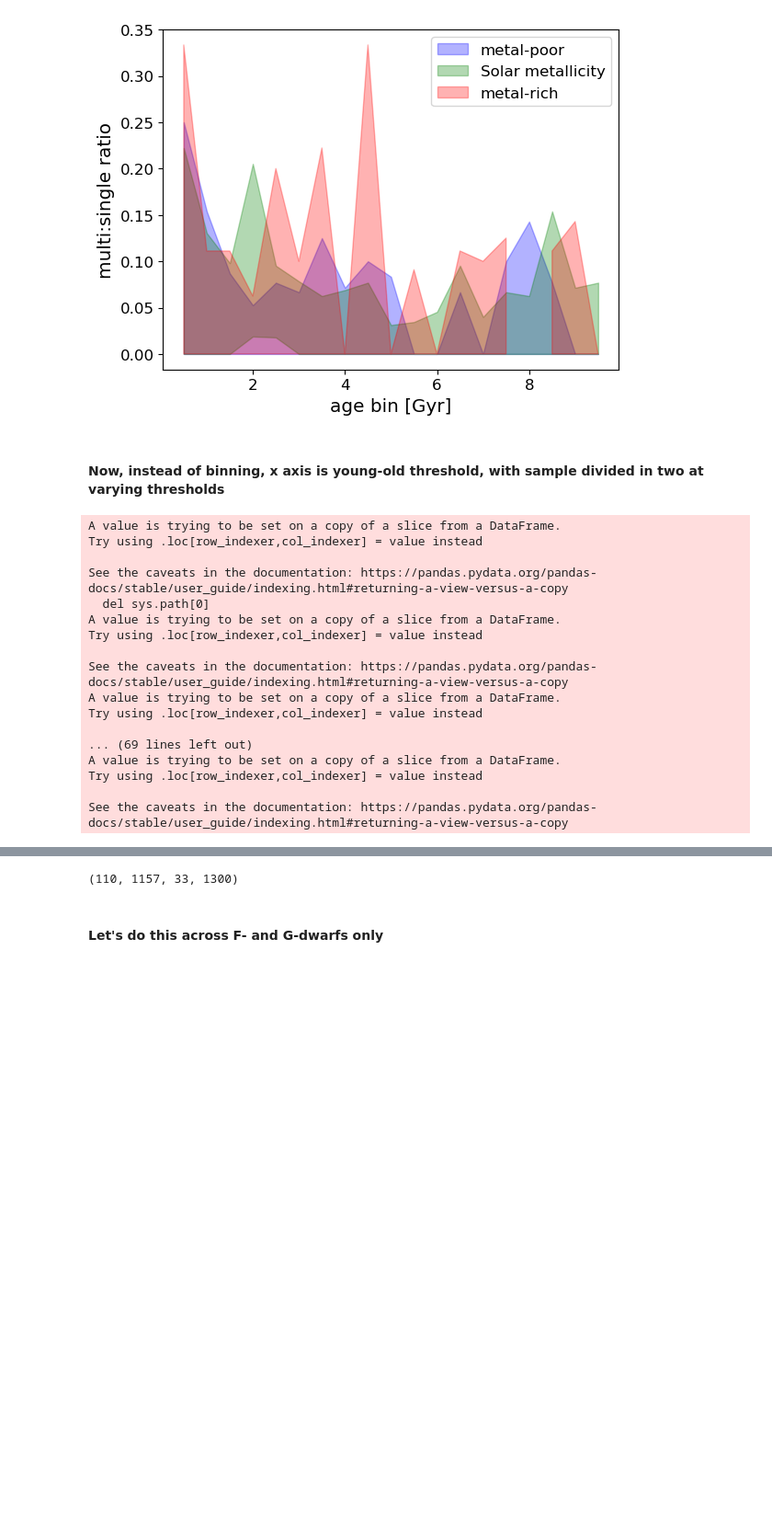
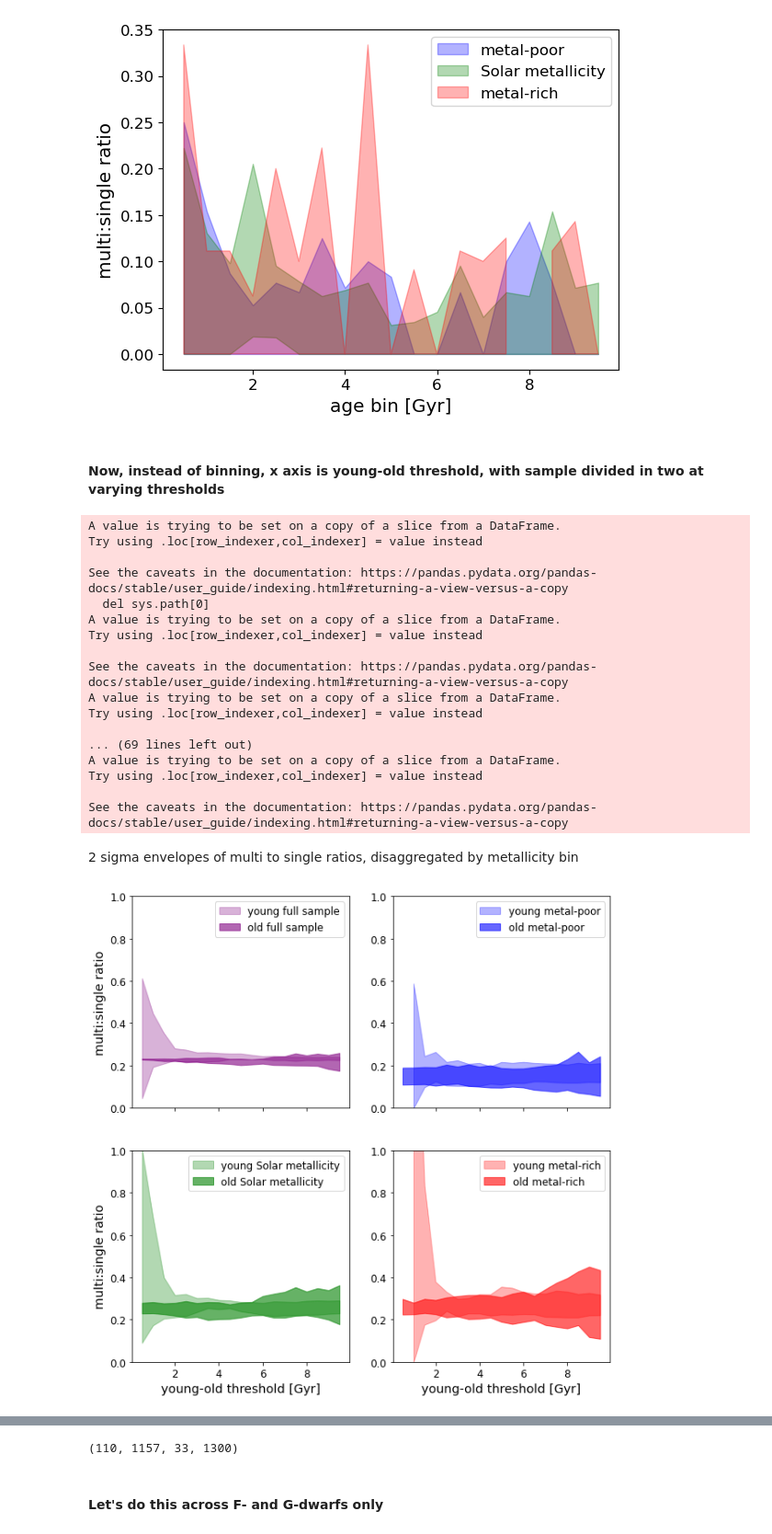
Before and after one commit to exoclam/mastrangelo, a Jupyter notebook: notebooks/stars-and-planets.ipynb, the cells around one changed output, grey strips where cells are left out. Shown at 92% size. Drawn from its saved outputs; the diff is of its cells as text; code cells hidden in the pictures; blank space fills up the shorter version.

```diff
--- a/notebooks/stars-and-planets.ipynb
+++ b/notebooks/stars-and-planets.ipynb
@@ -810,9 +825,9 @@ for i in range(10):
     kepler_planet_enriched_temp.age = kepler_planet_enriched_temp.age.fillna(method='ffill')
     kepler_planet_enriched_temp.feh = kepler_planet_enriched_temp.feh.fillna(method='ffill')
 
-    poor = kepler_planet_enriched_temp.loc[kepler_planet_enriched_temp.feh < -0.5]
-    solar = kepler_planet_enriched_temp.loc[(kepler_planet_enriched_temp.feh >= -0.5) & (kepler_planet_enriched_temp.feh <= 0.5)]
-    rich = kepler_planet_enriched_temp.loc[kepler_planet_enriched_temp.feh > 0.5]
+    poor = kepler_planet_enriched_temp.loc[kepler_planet_enriched_temp.feh < -0.25]
+    solar = kepler_planet_enriched_temp.loc[(kepler_planet_enriched_temp.feh >= -0.25) & (kepler_planet_enriched_temp.feh <= 0.25)]
+    rich = kepler_planet_enriched_temp.loc[kepler_planet_enriched_temp.feh > 0.25]
 
     for j in age_bin[:-1]:
 
@@ -926,3 +941,47 @@ A value is trying to be set on a copy of a slice from a DataFrame.
 Try using .loc[row_indexer,col_indexer] = value instead
 
 See the caveats in the documentation: https://pandas.pydata.org/pandas-docs/stable/user_guide/indexing.html#returning-a-view-versus-a-copy
+# %% [markdown]
+2 sigma envelopes of multi to single ratios, disaggregated by metallicity bin
+# %%
+fig, ((ax4, ax1), (ax2, ax3)) = plt.subplots(2,2, figsize=(10, 10), sharex=True)
+
+ax1.fill_between(age_bin[:-1], np.quantile(multi_singles_poor_total_young, 0.05, axis=0),
+                 np.quantile(multi_singles_poor_total_young, 0.95, axis=0), color='blue', alpha=0.3, label='young metal-poor')
+ax1.fill_between(age_bin[:-1], np.quantile(multi_singles_poor_total_old, 0.05, axis=0),
+                 np.quantile(multi_singles_poor_total_old, 0.95, axis=0), color='blue', alpha=0.6, label='old metal-poor')
+ax1.legend()
+ax1.set_ylim([0, 1])
+
+ax2.fill_between(age_bin[:-1], np.quantile(multi_singles_solar_total_young, 0.05, axis=0),
+                 np.quantile(multi_singles_solar_total_young, 0.95, axis=0), color='green', alpha=0.3, label='young Solar metallicity')
+ax2.fill_between(age_bin[:-1], np.quantile(multi_singles_solar_total_old, 0.05, axis=0),
+                 np.quantile(multi_singles_solar_total_old, 0.95, axis=0), color='green', alpha=0.6, label='old Solar metallicity')
+ax2.legend()
+ax2.set_ylim([0, 1])
+ax2.set_xlabel('young-old threshold [Gyr]')
+ax2.set_ylabel('multi:single ratio')
+
+ax3.fill_between(age_bin[:-1], np.quantile(multi_singles_rich_total_young, 0.05, axis=0),
+                 np.quantile(multi_singles_rich_total_young, 0.95, axis=0), color='red', alpha=0.3, label='young metal-rich')
+ax3.fill_between(age_bin[:-1], np.quantile(multi_singles_rich_total_old, 0.05, axis=0),
+                 np.quantile(multi_singles_rich_total_old, 0.95, axis=0), color='red', alpha=0.6, label='old metal-rich')
+ax3.legend()
+ax3.set_xlabel('young-old threshold [Gyr]')
+ax3.set_ylim([0, 1])
+
+ax4.fill_between(age_bin[:-1], np.quantile(multi_singles_total_young, 0.05, axis=0),
+                 np.quantile(multi_singles_total_young, 0.95, axis=0), color='purple', alpha=0.3, label='young full sample')
+ax4.fill_between(age_bin[:-1], np.quantile(multi_singles_total_old, 0.05, axis=0),
+                 np.quantile(multi_singles_total_old, 0.95, axis=0), color='purple', alpha=0.6, label='old full sample')
+ax4.legend()
+ax4.set_ylim([0, 1])
+ax4.set_ylabel('multi:single ratio')
+
+
+plt.legend()
+path = '/Users/chris/Desktop/mastrangelo/'
+plt.savefig(path+'figures/multi-single-metallicity.png', facecolor='white', bbox_inches='tight')
+plt.show()
+# %% [output]
+[figure, added]
```
Also changed, not shown: parts of 11 cells of this notebook, 1 other file.
